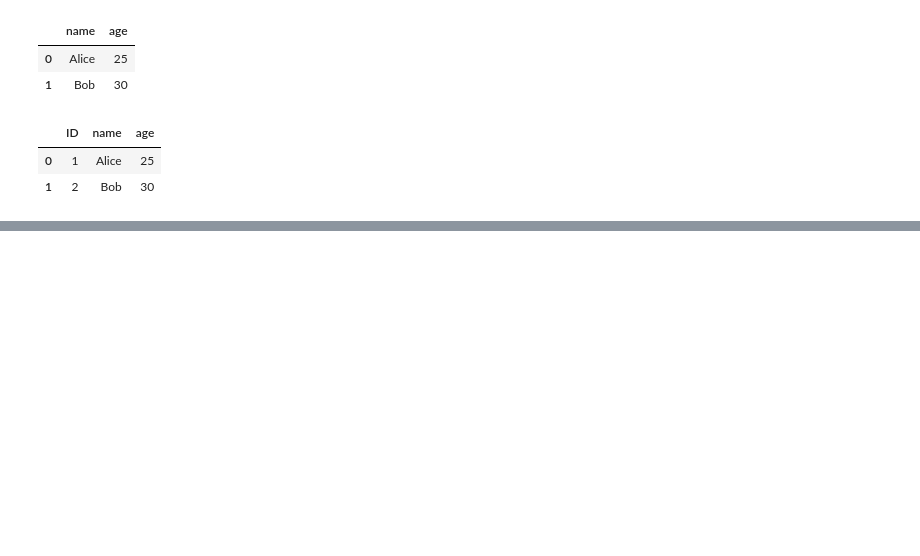
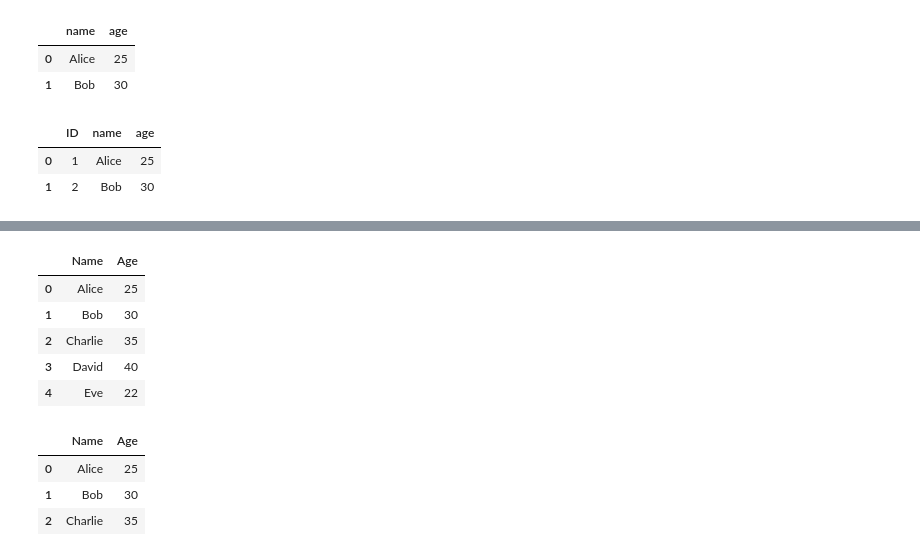
Before and after one commit to javeddevo/python_interview_programs, a Jupyter notebook: pandas.ipynb, the cells around one changed output, grey strips where cells are left out. Drawn from its saved outputs; the diff is of its cells as text; code cells hidden in the pictures; blank space fills up the shorter version.

```diff
--- a/pandas.ipynb
+++ b/pandas.ipynb
@@ -366,0 +438,16 @@ res
+# %%
+df
+# %% [output]
+|  | Name | Age |
+| 0 | Alice | 25 |
+| 1 | Bob | 30 |
+| 2 | Charlie | 35 |
+| 3 | David | 40 |
+| 4 | Eve | 22 |
+# %%
+df.iloc[0:3,0:2]  ## df.iloc[row,column] # row and columns should be indexs and in iloc last index is excluded in range
+# %% [output]
+|  | Name | Age |
+| 0 | Alice | 25 |
+| 1 | Bob | 30 |
+| 2 | Charlie | 35 |
```
Also changed, not shown: parts of 6 cells of this notebook, 1 other file.
